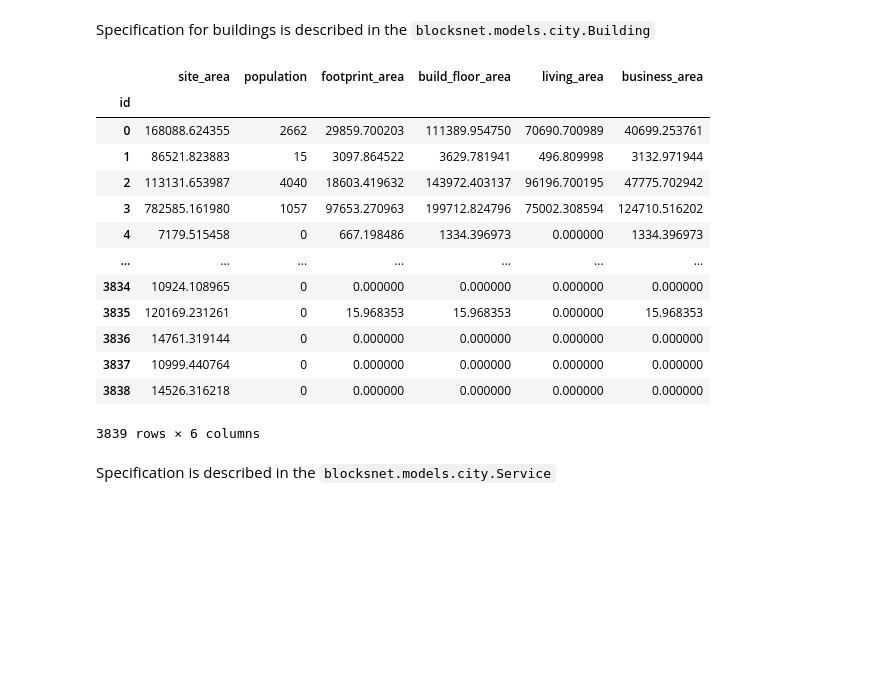
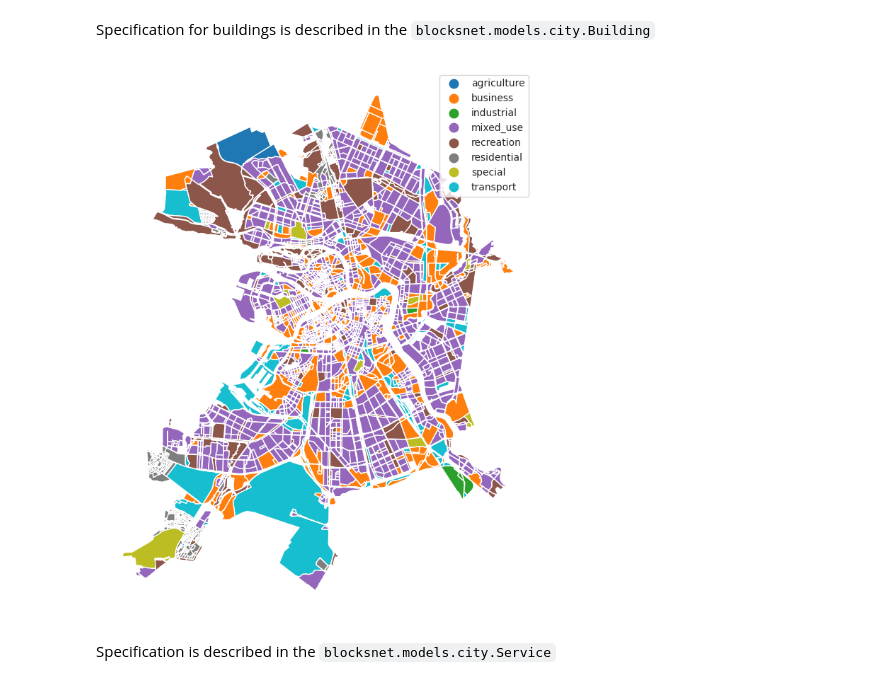
Before and after one commit to aimclub/blocksnet, a Jupyter notebook: examples/city.ipynb, the cells around one changed output. Cells and saved outputs as stored; diff of their text form; code cells hidden in the pictures; blank space fills up the shorter version.

Commit message:
feat: block indicators

```diff
--- a/examples/city.ipynb
+++ b/examples/city.ipynb
@@ -12,7 +12,7 @@ example_data_path = "./data"
 
 Use the results obtained from the ``blocksnet.preprocessing`` or use your own data.
 # %%
-blocks = gpd.read_file(os.path.join(example_data_path, "blocks_pzz.geojson"))
+blocks = gpd.read_file(os.path.join(example_data_path, "platform/blocks_pzz.geojson"))
 adjacency_matrix = pd.read_pickle(os.path.join(example_data_path, "adjacency_matrix.pickle"))
 # %%
 from blocksnet.models import City
@@ -47,32 +47,18 @@ buildings = buildings.rename(columns={
   'building_area': 'footprint_area',
 })
 buildings = buildings.fillna(0)
-buildings['storeys_count'] = buildings.apply(
+buildings['number_of_floors'] = buildings.apply(
   lambda x : x['storeys_count'] if x['storeys_count']>1 else 1,
   axis=1
 )
-buildings['build_floor_area'] = buildings['footprint_area']*buildings['storeys_count']
+buildings['build_floor_area'] = buildings['footprint_area']*buildings['number_of_floors']
 buildings['business_area'] = buildings['build_floor_area'] - buildings['living_area']
 # %%
 city_model.update_buildings(buildings)
-# %%
-block = city_model[0]
-city_model.get_blocks_gdf()[['site_area','population','footprint_area', 'build_floor_area', 'living_area', 'business_area']]
-# %% [output]
-|  | site_area | population | footprint_area | build_floor_area | living_area | business_area |
-| id |  |  |  |  |  |  |
-| 0 | 168088.624355 | 2662 | 29859.700203 | 111389.954750 | 70690.700989 | 40699.253761 |
-| 1 | 86521.823883 | 15 | 3097.864522 | 3629.781941 | 496.809998 | 3132.971944 |
-| 2 | 113131.653987 | 4040 | 18603.419632 | 143972.403137 | 96196.700195 | 47775.702942 |
-| 3 | 782585.161980 | 1057 | 97653.270963 | 199712.824796 | 75002.308594 | 124710.516202 |
-| 4 | 7179.515458 | 0 | 667.198486 | 1334.396973 | 0.000000 | 1334.396973 |
-| ... | ... | ... | ... | ... | ... | ... |
-| 3834 | 10924.108965 | 0 | 0.000000 | 0.000000 | 0.000000 | 0.000000 |
-| 3835 | 120169.231261 | 0 | 15.968353 | 15.968353 | 0.000000 | 15.968353 |
-| 3836 | 14761.319144 | 0 | 0.000000 | 0.000000 | 0.000000 | 0.000000 |
-| 3837 | 10999.440764 | 0 | 0.000000 | 0.000000 | 0.000000 | 0.000000 |
-| 3838 | 14526.316218 | 0 | 0.000000 | 0.000000 | 0.000000 | 0.000000 |
-3839 rows × 6 columns
+# %%
+city_model.get_blocks_gdf().plot(column='land_use', figsize=(10,10), legend=True).set_axis_off()
+# %% [output]
+[figure, added]
 # %% [markdown]
 Specification is described in the ``blocksnet.models.city.Service``
 # %%
```
Also changed, not shown: parts of 4 cells of this notebook, 1 other file.
